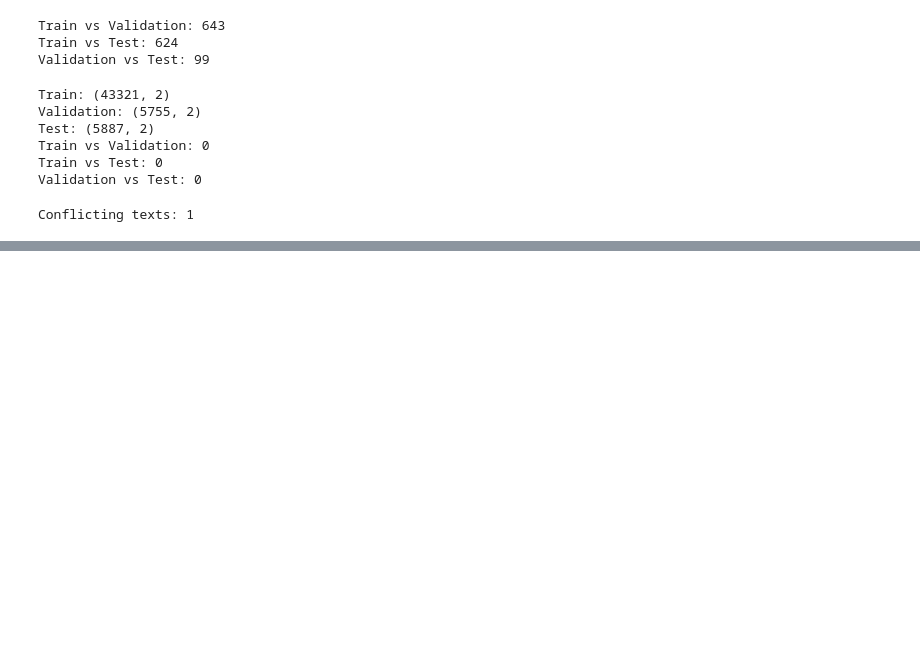
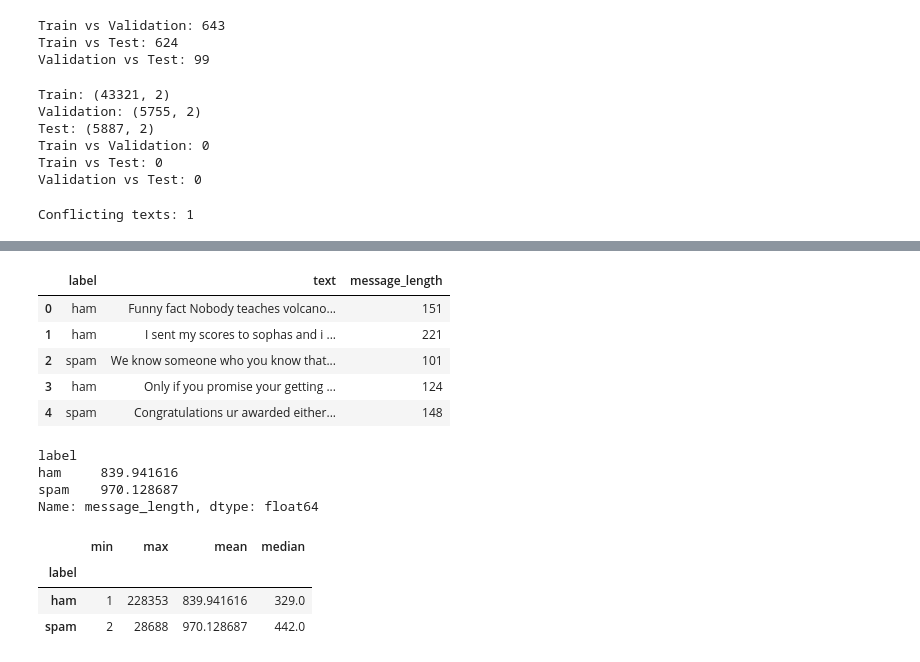
Before and after one commit to Ridwan805/spam-message-detection-ml, a Jupyter notebook: notebooks/spam_detection.ipynb, the cells around one changed output, grey strips where cells are left out. Cells and saved outputs as stored; diff of their text form; code cells hidden in the pictures; blank space fills up the shorter version.

```diff
--- a/notebooks/spam_detection.ipynb
+++ b/notebooks/spam_detection.ipynb
@@ -212,0 +272,27 @@ Conflicting texts: 1
+# %%
+train_clean["message_length"] = train_clean["text"].str.len()
+
+train_clean[["label", "text", "message_length"]].head()
+# %% [output]
+|  | label | text | message_length |
+| 0 | ham | Funny fact Nobody teaches volcano... | 151 |
+| 1 | ham | I sent my scores to sophas and i ... | 221 |
+| 2 | spam | We know someone who you know that... | 101 |
+| 3 | ham | Only if you promise your getting ... | 124 |
+| 4 | spam | Congratulations ur awarded either... | 148 |
+# %%
+train_clean.groupby("label")["message_length"].mean()
+# %% [output]
+label
+ham     839.941616
+spam    970.128687
+Name: message_length, dtype: float64
+# %%
+train_clean.groupby("label")["message_length"].agg(
+    ["min", "max", "mean", "median"]
+)
+# %% [output]
+|  | min | max | mean | median |
+| label |  |  |  |  |
+| ham | 1 | 228353 | 839.941616 | 329.0 |
+| spam | 2 | 28688 | 970.128687 | 442.0 |
```
Also changed, not shown: parts of 7 cells of this notebook.
